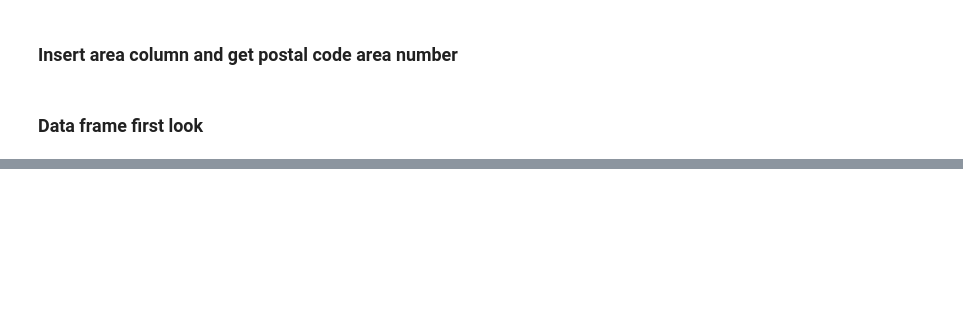
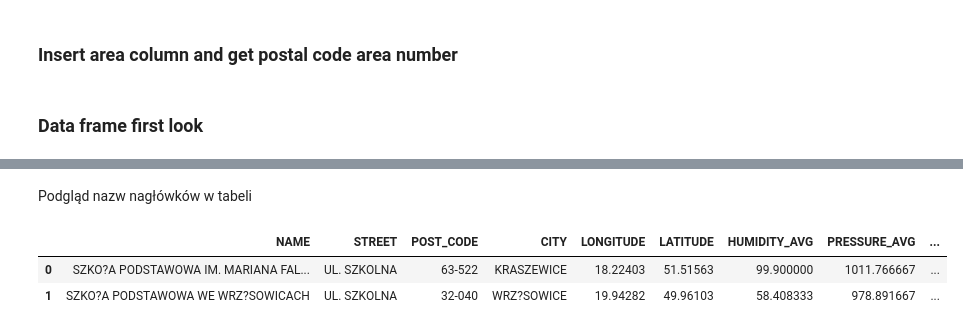
Before and after one commit to Kwadivald/Analiza, a Jupyter notebook: scripts/smog_raw.ipynb, the cells around one changed output, grey strips where cells are left out. Drawn from its saved outputs; the diff is of its cells as text; code cells hidden in the pictures; blank space fills up the shorter version.

```diff
--- a/scripts/smog_raw.ipynb
+++ b/scripts/smog_raw.ipynb
@@ -43,0 +132,8 @@ for x in smog_columns:
+# %% [markdown]
+Podgląd nazw nagłówków w tabeli
+# %%
+df_smog.head(2)
+# %% [output]
+|  | NAME | STREET | POST_CODE | CITY | LONGITUDE | LATITUDE | HUMIDITY_AVG | PRESSURE_AVG | ... |
+| 0 | SZKO?A PODSTAWOWA IM. MARIANA FAL... | UL. SZKOLNA | 63-522 | KRASZEWICE | 18.22403 | 51.51563 | 99.900000 | 1011.766667 | ... |
+| 1 | SZKO?A PODSTAWOWA WE WRZ?SOWICACH | UL. SZKOLNA | 32-040 | WRZ?SOWICE | 19.94282 | 49.96103 | 58.408333 | 978.891667 | ... |
```
Also changed, not shown: parts of 40 cells of this notebook, 15 other files.
